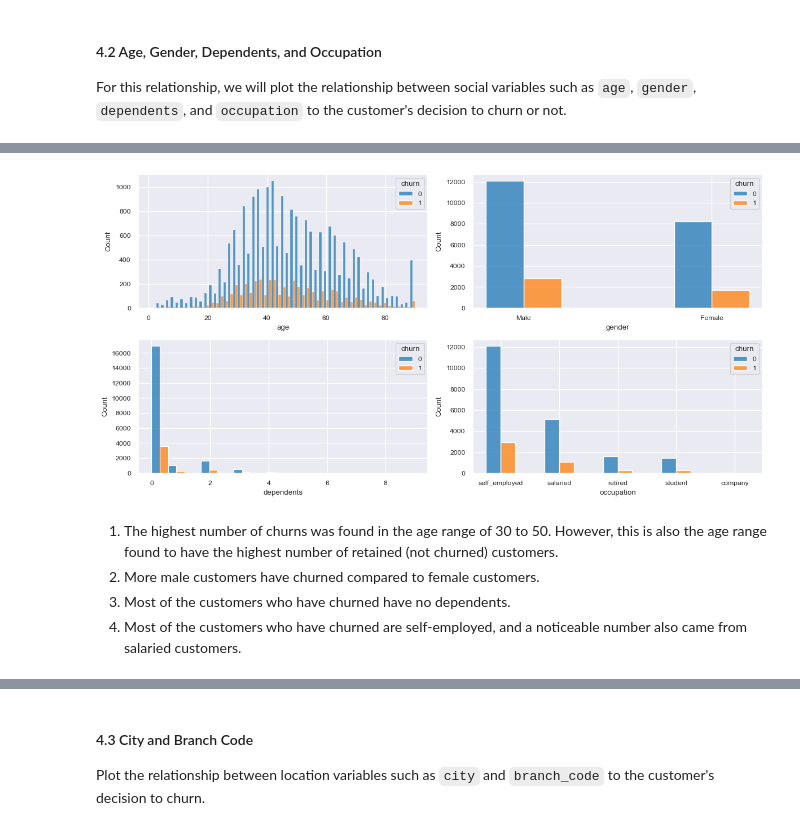
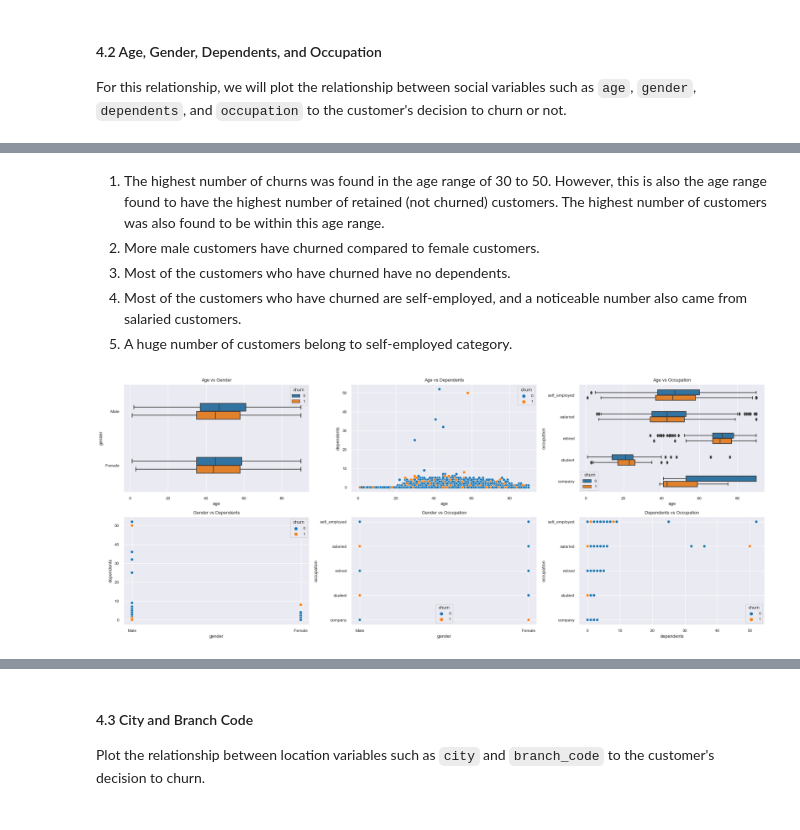
Before and after one commit to ryanlacsamana/Bank_Customer_Churn_Prediction, a Jupyter notebook: bank_customer_churn_prediction.ipynb, the cells around one changed output, grey strips where cells are left out. Saved outputs shown, nothing was run; the diff lists cells and outputs as text; code cells hidden in the pictures.

```diff
--- a/bank_customer_churn_prediction.ipynb
+++ b/bank_customer_churn_prediction.ipynb
@@ -141,7 +144,8 @@ Null Values for column last_transaction is 0.0%
 1. Change the datatype for the `last_transaction` column into `datetime`. The NaT values will be converted into 0000-00.
 2. Create a new column `last_transaction_period` containing YYYY-MM values from the `last_transaction` column and will be in `period` datatype.
 # %%
-## Drop null values for all columns
-df = df.dropna(axis=0)
+## Create a new dataframe by dropping all null values in the 'df' dataframe
+df1 = df.copy()
+df1 = df1.dropna(axis=0)
 # %%
 ## Change datatype for 'dependents' and 'city' columns into int64
@@ -238,18 +211,22 @@ df.describe()
 
 #### **4.1 Number of Churned Customers**
 # %%
-## Plot the number of churned customers versus who did not
-fig, ax = plt.subplots(1,1, figsize=(5,3))
+fig, ax = plt.subplots(1,1, figsize=(4,3))
+sns.set(font_scale=0.9)
 
-sns.histplot(data=df, x='churn', hue='churn', palette=sns.color_palette('tab10', 2))
-plt.xticks([0,1])
+## Plot the number of of customers who churned versus who did not
+sns.histplot(data=df1, x='churn', hue='churn', palette=sns.color_palette('tab10', 2))
 
+plt.tight_layout()
 plt.show()
 
 ## Print the number of customers churned and not churned
 no_churned = (df['churn'] == 1).sum()
+no_churned1 = (df1['churn'] == 1).sum()
 total_customers = (len(df['customer_id']))
 percent_churned = (round((no_churned / total_customers) * 100, 2))
+percent_churned1 = (round((no_churned1 / total_customers) * 100, 2))
 
-print('The total number of churned customers is {}, which is {}% of the total number of customers:'.format(no_churned, percent_churned))
+print('The total number of churned customers is {}, which is {}% of the total number of customers'.format(no_churned, percent_churned))
+print('The total number of churned customers is {}, which is {}% of the total number of customers, excluding null values'.format(no_churned1, percent_churned1))
 # %% [output]
@@ -305,24 +327,32 @@ For this relationship, we will plot the relationship between social variables su
+# %% [markdown]
+1. The highest number of churns was found in the age range of 30 to 50. However, this is also the age range found to have the highest number of retained (not churned) customers. The highest number of customers was also found to be within this age range.
+2. More male customers have churned compared to female customers.
+3. Most of the customers who have churned have no dependents.
+4. Most of the customers who have churned are self-employed, and a noticeable number also came from salaried customers.
+5. A huge number of customers belong to self-employed category.
 # %%
-fig, axes = plt.subplots(2,2, figsize=(12,6))
+fig, axes = plt.subplots(2,3, figsize=(20,8))
 
-## Plot the relationship between 'age' and 'churn'
-sns.histplot(data=df, x='age', hue='churn', multiple='dodge', palette=sns.color_palette('tab10', 2), ax=axes[0,0])
-
-## Plot the relationship between 'gender' and 'churn'
-sns.histplot(data=df, x='gender', hue='churn', multiple='dodge', shrink=0.4, palette=sns.color_palette('tab10', 2), ax=axes[0,1])
-
-## Plot the relationship between 'dependents' and 'churn'
-sns.histplot(data=df, x='dependents', hue='churn', multiple='dodge', palette=sns.color_palette('tab10', 2), ax=axes[1,0])
-
-## Plot the relationship between 'occupation' and 'churn'
-sns.histplot(data=df, x='occupation', hue='churn', multiple='dodge', shrink=0.5, palette=sns.color_palette('tab10', 2), ax=axes[1,1])
+## Plot the distribution of values between 'age' and 'gender', based on 'churn'
+sns.boxplot(data=df1, x='age', y='gender', hue='churn', palette=sns.color_palette('tab10', 2), width=0.3, ax=axes[0,0])
+axes[0,0].set_title('Age vs Gender')
+## Plot the distribution of values between 'age' and 'dependents', based on 'churn'
+sns.scatterplot(data=df1, x='age', y='dependents', hue='churn', palette=sns.color_palette('tab10', 2), ax=axes[0,1])
+axes[0,1].set_title('Age vs Dependents')
+## Plot the distribution of values between 'age' and 'occupation', based on 'churn'
+sns.boxplot(data=df1, x='age', y='occupation', hue='churn', palette=sns.color_palette('tab10', 2), width=0.5, ax=axes[0,2])
+axes[0,2].set_title('Age vs Occupation')
+## Plot the distribution of values between 'gender' and 'dependents', based on 'churn'
+sns.scatterplot(data=df1, x='gender', y='dependents', hue='churn', palette=sns.color_palette('tab10', 2), ax=axes[1,0])
+axes[1,0].set_title('Gender vs Dependents')
+## Plot the distribution of values between 'gender' and 'occupation', based on 'churn'
+sns.scatterplot(data=df1, x='gender', y='occupation', hue='churn', palette=sns.color_palette('tab10', 2), ax=axes[1,1])
+axes[1,1].set_title('Gender vs Occupation')
+## Plot the distribution of values between 'dependents' and 'occupation', based on 'churn'
+sns.scatterplot(data=df1, x='dependents', y='occupation', hue='churn', palette=sns.color_palette('tab10', 2), ax=axes[1,2])
+axes[1,2].set_title('Dependents vs Occupation')
 
 plt.tight_layout()
 plt.show()
 # %% [output]
-[figure, old version]
+[figure, new version]
-# %% [markdown]
-1. The highest number of churns was found in the age range of 30 to 50. However, this is also the age range found to have the highest number of retained (not churned) customers.
-2. More male customers have churned compared to female customers.
-3. Most of the customers who have churned have no dependents.
-4. Most of the customers who have churned are self-employed, and a noticeable number also came from salaried customers.
```
Also changed, not shown: parts of 35 cells of this notebook.
